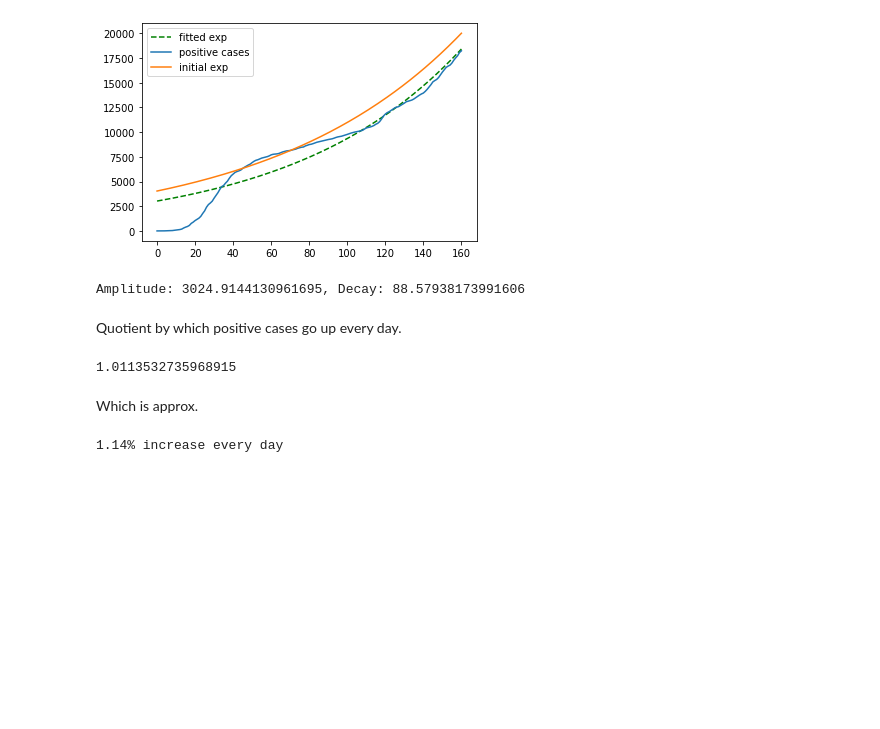
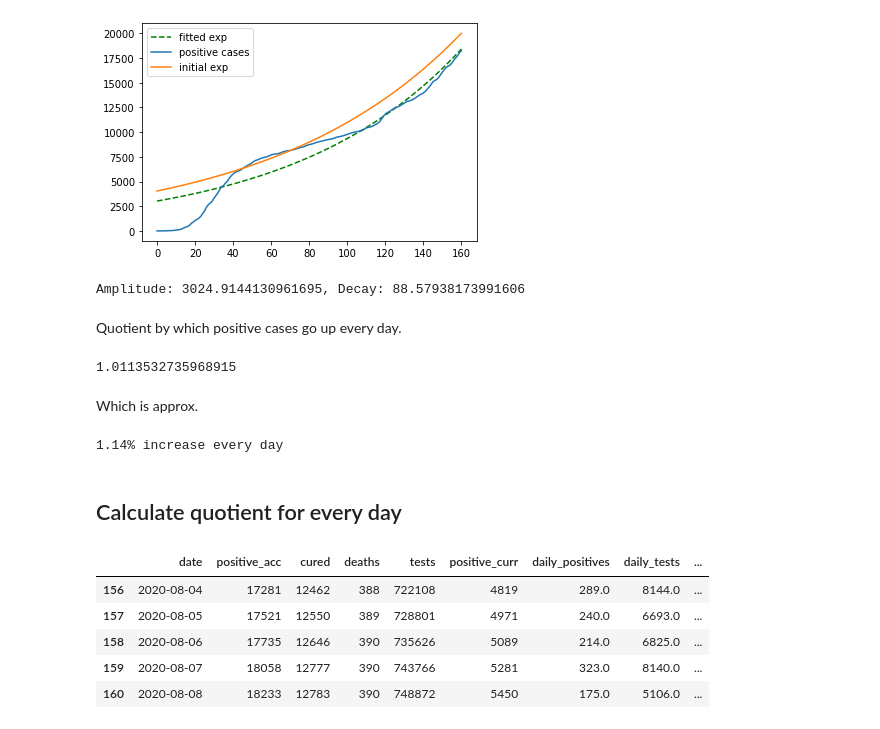
Before and after one commit to Gregofi/corona-czechia, a Jupyter notebook: corona.ipynb, the cells around one changed output. Drawn from its saved outputs; the diff is of its cells as text; code cells hidden in the pictures; blank space fills up the shorter version.

```diff
--- a/corona.ipynb
+++ b/corona.ipynb
@@ -217,3 +217,5 @@ Which is approx.
 print( '{:.2f}% increase every day'.format((q - 1) * 100))
 # %% [output]
 1.14% increase every day
+# %% [markdown]
+## Calculate quotient for every day
@@ -219,0 +249,9 @@ print( '{:.2f}% increase every day'.format((q - 1) * 100))
+# %%
+corona.tail()
+# %% [output]
+|  | date | positive_acc | cured | deaths | tests | positive_curr | daily_positives | daily_tests | ... |
+| 156 | 2020-08-04 | 17281 | 12462 | 388 | 722108 | 4819 | 289.0 | 8144.0 | ... |
+| 157 | 2020-08-05 | 17521 | 12550 | 389 | 728801 | 4971 | 240.0 | 6693.0 | ... |
+| 158 | 2020-08-06 | 17735 | 12646 | 390 | 735626 | 5089 | 214.0 | 6825.0 | ... |
+| 159 | 2020-08-07 | 18058 | 12777 | 390 | 743766 | 5281 | 323.0 | 8140.0 | ... |
+| 160 | 2020-08-08 | 18233 | 12783 | 390 | 748872 | 5450 | 175.0 | 5106.0 | ... |
```
Also changed, not shown: parts of 3 cells of this notebook.
